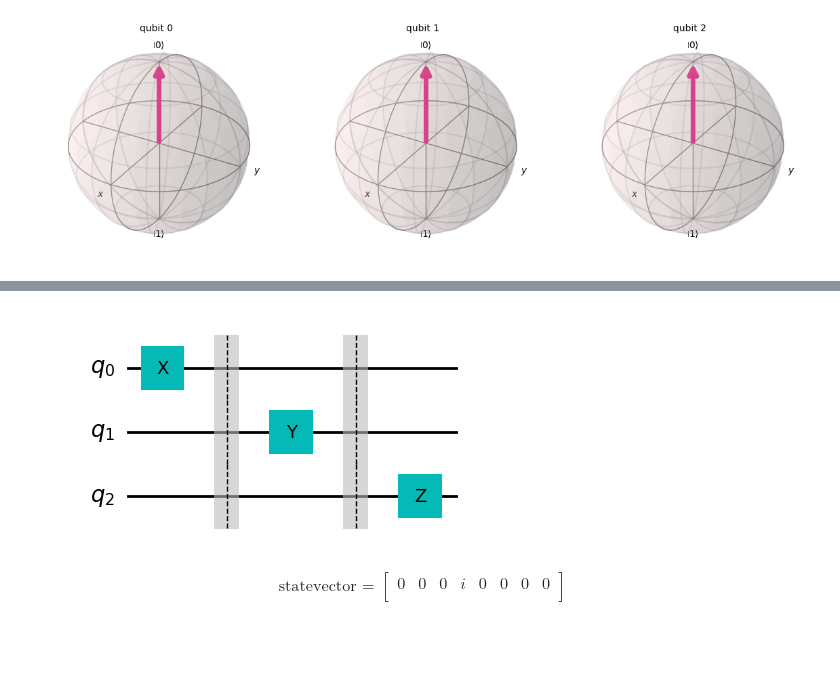
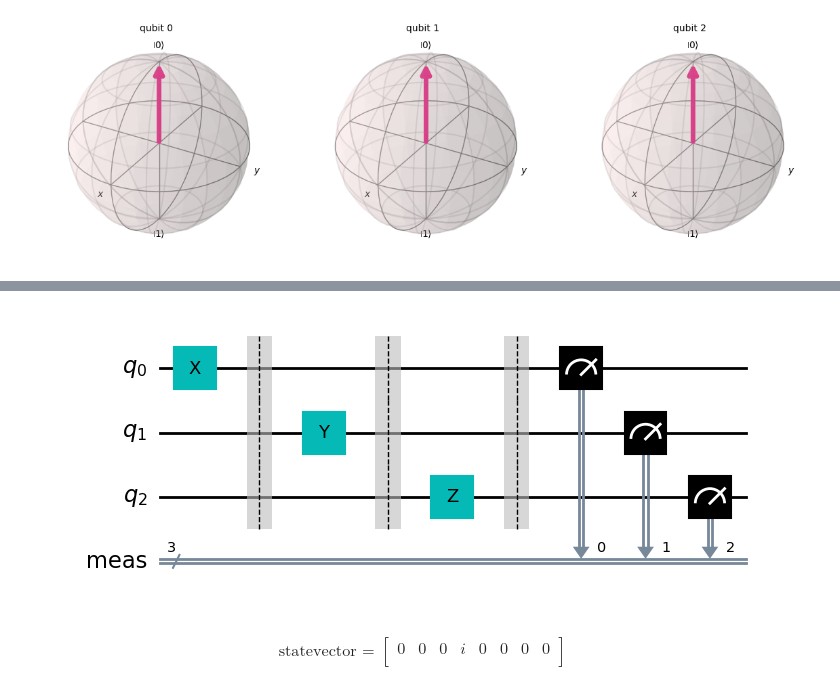
Before and after one commit to TheAmirHK/QuantumComputation, a Jupyter notebook: One_Qubit_gates.ipynb, the cells around one changed output, grey strips where cells are left out. Saved outputs shown, nothing was run; the diff lists cells and outputs as text; code cells hidden in the pictures; blank space fills up the shorter version.

```diff
--- a/One_Qubit_gates.ipynb
+++ b/One_Qubit_gates.ipynb
@@ -57,16 +62,17 @@ plot_bloch(circuit)
 # %%
 circuit = QuantumCircuit(3)
 circuit.x(0)
 circuit.barrier()
 
 circuit.y(1)
 circuit.barrier()
 
 circuit.z(2)
 
+circuit.measure_all()
 circuit.draw(output='mpl')
 # %% [output]
-[figure, old version]
+[figure, new version]
 # %%
 state_vector(circuit)
 # %% [output]
```
Also changed, not shown: parts of 16 cells of this notebook.
